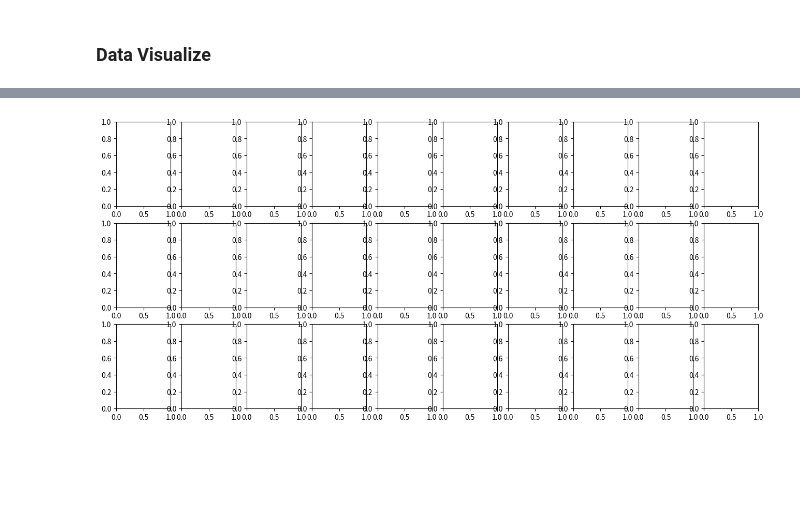
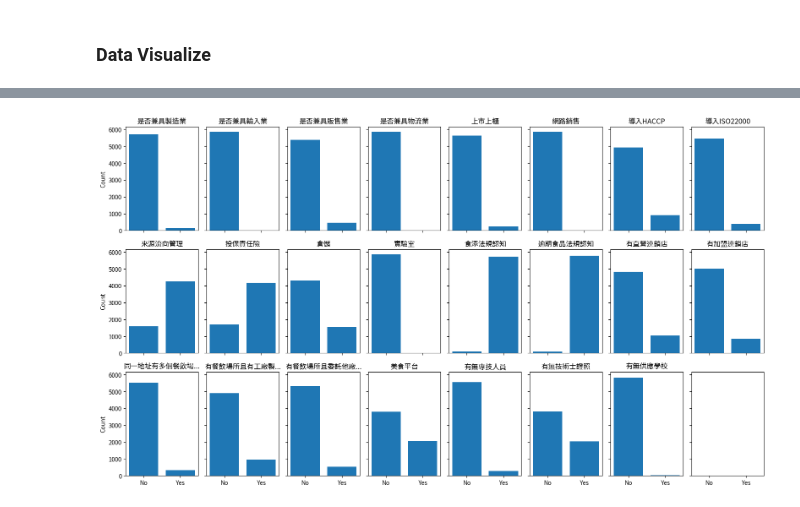
Before and after one commit to godgodgod11101/ML_ExpFood, a Jupyter notebook: ExpFood_Restaurant/ipynb/DataVisualization.ipynb, the cells around one changed output, grey strips where cells are left out. Drawn from its saved outputs; the diff is of its cells as text; code cells hidden in the pictures; blank space fills up the shorter version.

Commit message:
250502
plot multi bars

```diff
--- a/ExpFood_Restaurant/ipynb/DataVisualization.ipynb
+++ b/ExpFood_Restaurant/ipynb/DataVisualization.ipynb
@@ -39,18 +36,42 @@ df_01FeaCt = count_01_features(df=X_train.select_dtypes(include='uint8'))
 # %%
-# 畫格
-naxs = len(df_01FeaCt.columns)
-ncols = 10
-nrows = (naxs // ncols) + 1 if naxs % ncols > 0 else (naxs // ncols)
-figsize = (1.6*ncols, 2.4*nrows)
+#
+def plot_bars(data):
+    naxs = len(data.columns)    # 子圖數
+    ncols = 8    # 一列 8 子圖
+    nrows = (naxs // ncols) + 1 if naxs % ncols > 0 else (naxs // ncols)    # 列數
+    figsize = (2*ncols, 3*nrows)    # 圖大小（子圖2x3）
 
-fig, axs = plt.subplots(ncols=ncols, nrows=nrows, figsize=figsize)
+    fig, axs = plt.subplots(
+        ncols=ncols, nrows=nrows, figsize=figsize,
+        sharex=True, sharey=True
+    )
+    barx = np.array(data.index)    # x軸
 
-# for i in range(nrows):
-#     for j in range(ncols):
+    barh_max = data.values.max()
+    barh_ticks = np.arange(0, barh_max+1000, 1000)
 
-#         title = df_01FeaCt.columns[10*i+j]
-#         print(title)
+    # 畫子圖
+    for i in range(nrows):
+        for j in range(ncols):
 
-#     if (10*i+j) > naxs: break
+            if (ncols*i+j) == naxs:
+                return fig, axs
+
+            title = data.columns[ncols*i+j]    # 軸標題
+            barh = data[title].values    # y軸
+            axs[i, j].bar(x=barx, height=barh, width=.8)
+
+            axs[i, j].set_yticks(barh_ticks)
+            if j == 0:
+                axs[i, j].set_ylabel('Count')
+
+            title_s = title[:10] + '...' if len(title) > 10 else title
+            axs[i, j].set_title(label=title_s)
+
+
+
+fig, axs = plot_bars(df_01FeaCt)
+fig.tight_layout()
+plt.show()
 # %% [output]
-[figure, old version]
+[figure, new version]
```
Also changed, not shown: parts of 2 cells of this notebook.
